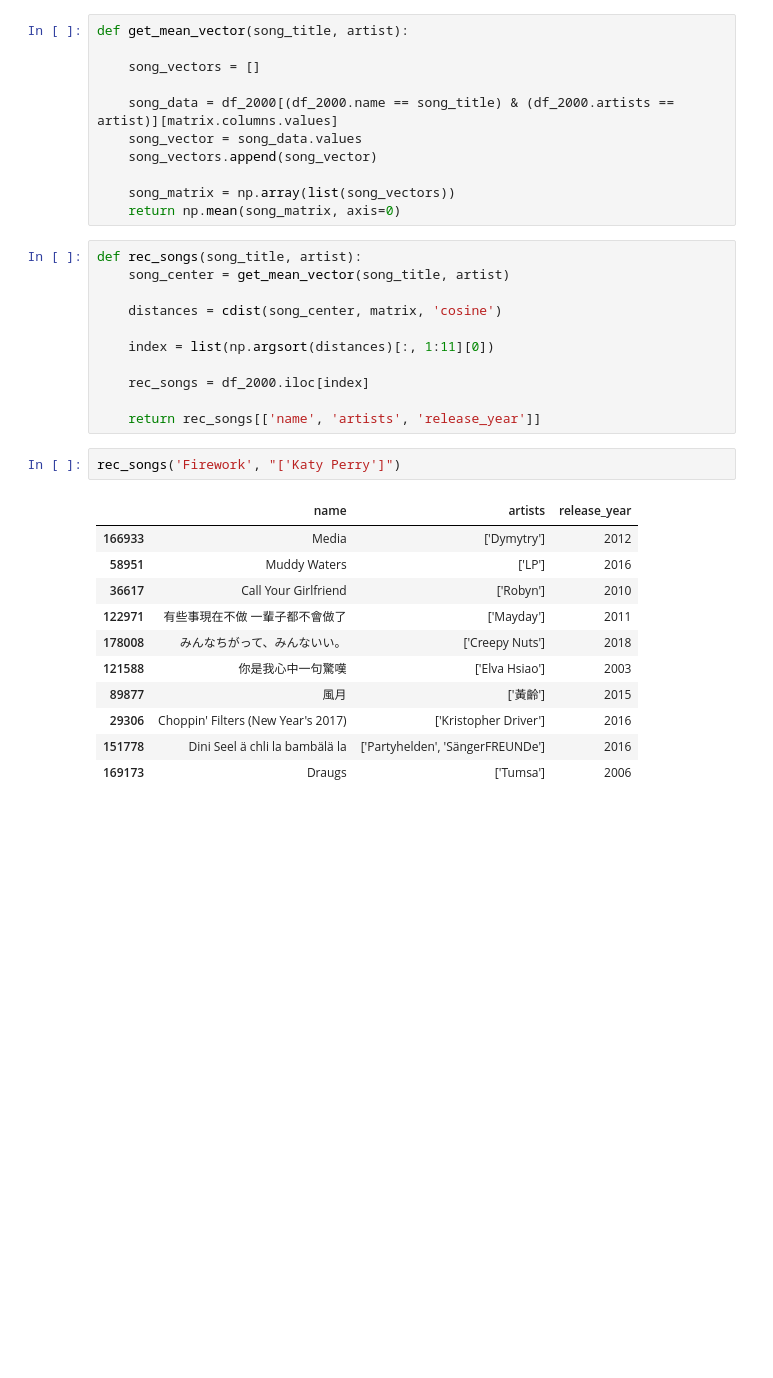
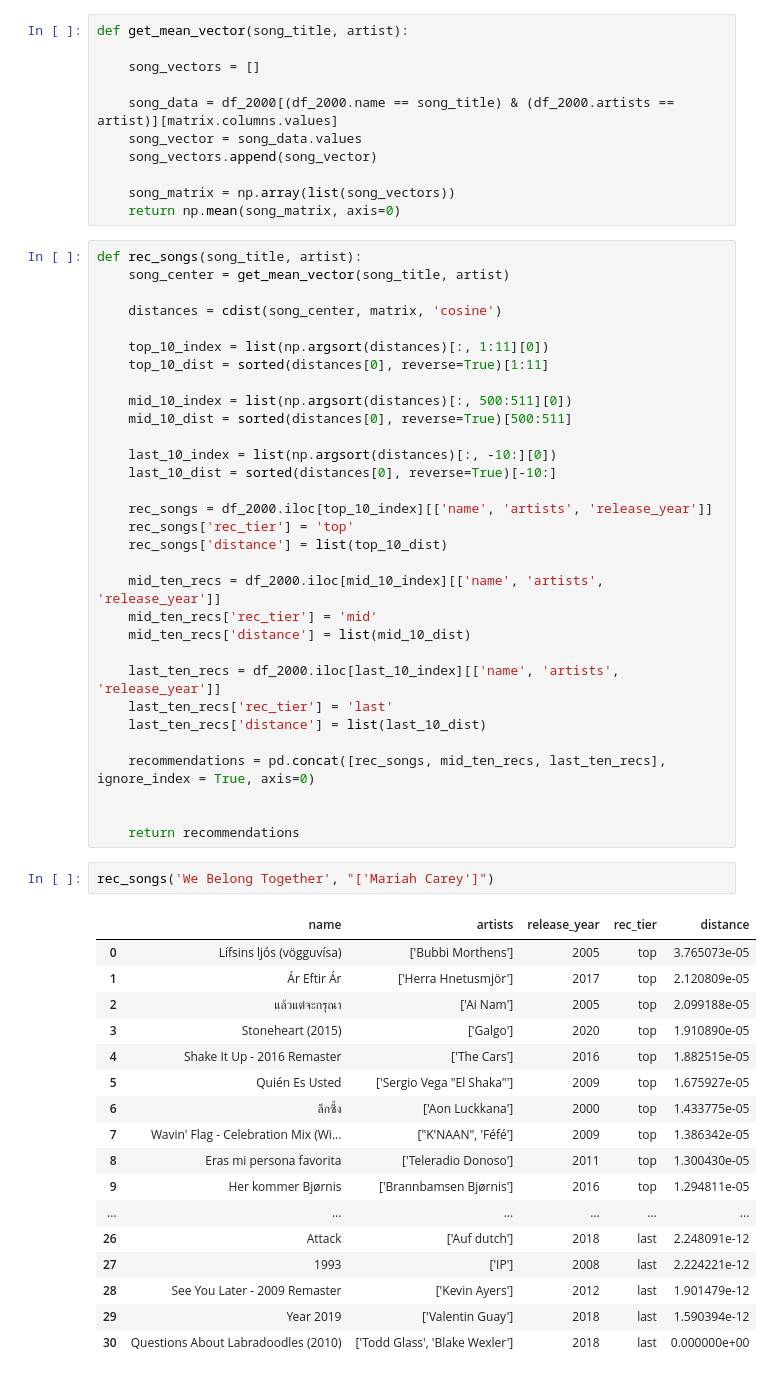
Before and after one commit to dlee0106/song_rec_sys, a Jupyter notebook: Main Notebook.ipynb, the cells around one changed output. Cells and saved outputs as stored; diff of their text form; blank space fills up the shorter version.

```diff
--- a/Main Notebook.ipynb
+++ b/Main Notebook.ipynb
@@ -274,28 +274,54 @@ def get_mean_vector(song_title, artist):
 
     song_matrix = np.array(list(song_vectors))
     return np.mean(song_matrix, axis=0)
-# %%
-def rec_songs(song_title, artist):
-    song_center = get_mean_vector(song_title, artist)
-
-    distances = cdist(song_center, matrix, 'cosine')
-
-    index = list(np.argsort(distances)[:, 1:11][0])
-
-    rec_songs = df_2000.iloc[index]
-
-    return rec_songs[['name', 'artists', 'release_year']]
-# %%
-rec_songs('Firework', "['Katy Perry']")
-# %% [output]
-|  | name | artists | release_year |
-| 166933 | Media | ['Dymytry'] | 2012 |
-| 58951 | Muddy Waters | ['LP'] | 2016 |
-| 36617 | Call Your Girlfriend | ['Robyn'] | 2010 |
-| 122971 | 有些事現在不做 一輩子都不會做了 | ['Mayday'] | 2011 |
-| 178008 | みんなちがって、みんないい。 | ['Creepy Nuts'] | 2018 |
-| 121588 | 你是我心中一句驚嘆 | ['Elva Hsiao'] | 2003 |
-| 89877 | 風月 | ['黃齡'] | 2015 |
-| 29306 | Choppin' Filters (New Year's 2017) | ['Kristopher Driver'] | 2016 |
-| 151778 | Dini Seel ä chli la bambälä la | ['Partyhelden', 'SängerFREUNDe'] | 2016 |
-| 169173 | Draugs | ['Tumsa'] | 2006 |
+# %%
+def rec_songs(song_title, artist):
+    song_center = get_mean_vector(song_title, artist)
+
+    distances = cdist(song_center, matrix, 'cosine')
+
+    top_10_index = list(np.argsort(distances)[:, 1:11][0])
+    top_10_dist = sorted(distances[0], reverse=True)[1:11]
+
+    mid_10_index = list(np.argsort(distances)[:, 500:511][0])
+    mid_10_dist = sorted(distances[0], reverse=True)[500:511]
+
+    last_10_index = list(np.argsort(distances)[:, -10:][0])
+    last_10_dist = sorted(distances[0], reverse=True)[-10:]
+
+    rec_songs = df_2000.iloc[top_10_index][['name', 'artists', 'release_year']]
+    rec_songs['rec_tier'] = 'top'
+    rec_songs['distance'] = list(top_10_dist)
+
+    mid_ten_recs = df_2000.iloc[mid_10_index][['name', 'artists', 'release_year']]
+    mid_ten_recs['rec_tier'] = 'mid'
+    mid_ten_recs['distance'] = list(mid_10_dist)
+
+    last_ten_recs = df_2000.iloc[last_10_index][['name', 'artists', 'release_year']]
+    last_ten_recs['rec_tier'] = 'last'
+    last_ten_recs['distance'] = list(last_10_dist)
+
+    recommendations = pd.concat([rec_songs, mid_ten_recs, last_ten_recs], ignore_index = True, axis=0)
+
+
+    return recommendations
+# %%
+rec_songs('We Belong Together', "['Mariah Carey']")
+# %% [output]
+|  | name | artists | release_year | rec_tier | distance |
+| 0 | Lífsins ljós (vögguvísa) | ['Bubbi Morthens'] | 2005 | top | 3.765073e-05 |
+| 1 | Ár Eftir Ár | ['Herra Hnetusmjör'] | 2017 | top | 2.120809e-05 |
+| 2 | แล้วแต่จะกรุณา | ['Ai Nam'] | 2005 | top | 2.099188e-05 |
+| 3 | Stoneheart (2015) | ['Galgo'] | 2020 | top | 1.910890e-05 |
+| 4 | Shake It Up - 2016 Remaster | ['The Cars'] | 2016 | top | 1.882515e-05 |
+| 5 | Quién Es Usted | ['Sergio Vega "El Shaka"'] | 2009 | top | 1.675927e-05 |
+| 6 | ลึกซึ้ง | ['Aon Luckkana'] | 2000 | top | 1.433775e-05 |
+| 7 | Wavin' Flag - Celebration Mix (Wi... | ["K'NAAN", 'Féfé'] | 2009 | top | 1.386342e-05 |
+| 8 | Eras mi persona favorita | ['Teleradio Donoso'] | 2011 | top | 1.300430e-05 |
+| 9 | Her kommer Bjørnis | ['Brannbamsen Bjørnis'] | 2016 | top | 1.294811e-05 |
+| ... | ... | ... | ... | ... | ... |
+| 26 | Attack | ['Auf dutch'] | 2018 | last | 2.248091e-12 |
+| 27 | 1993 | ['IP'] | 2008 | last | 2.224221e-12 |
+| 28 | See You Later - 2009 Remaster | ['Kevin Ayers'] | 2012 | last | 1.901479e-12 |
+| 29 | Year 2019 | ['Valentin Guay'] | 2018 | last | 1.590394e-12 |
+| 30 | Questions About Labradoodles (2010) | ['Todd Glass', 'Blake Wexler'] | 2018 | last | 0.000000e+00 |
```
Also changed, not shown: parts of 12 cells of this notebook.
